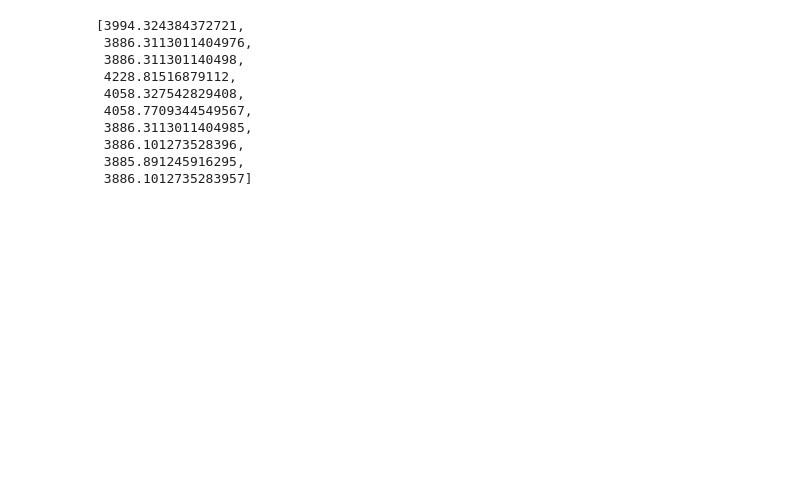
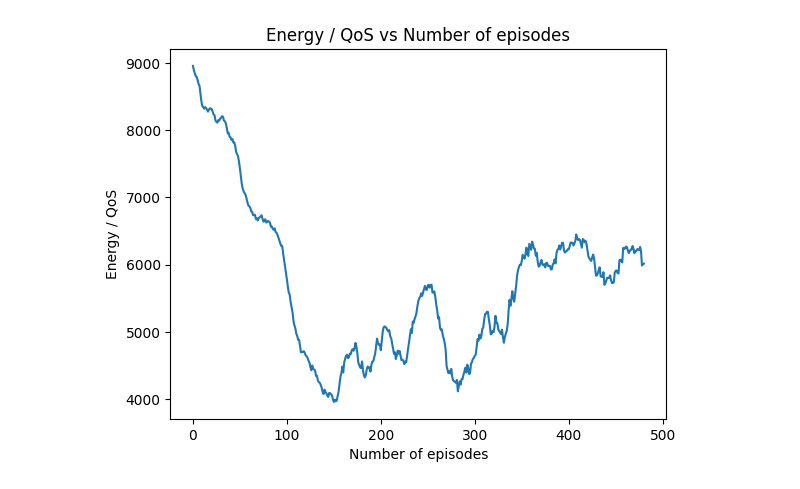
Before and after one commit to SimonR99/OptimisationNTN, a Jupyter notebook: analyse/test_sim.ipynb, the cells around one changed output. Cells and saved outputs as stored; diff of their text form; code cells hidden in the pictures; blank space fills up the shorter version.

```diff
--- a/analyse/test_sim.ipynb
+++ b/analyse/test_sim.ipynb
@@ -161,21 +157,20 @@ qos_satisfaction_bck = [bck for bck in qos_satisfaction]
 # %%
-energy_times_qos = [
-    energy_consumed_bck[i] / qos_satisfaction_bck[i]
-    for i in range(len(energy_consumed_bck))
-]
+energy_times_qos = [energy_scores[i] / qos_scores[i] for i in range(len(qos_scores))]
-# %%
-energy_times_qos
-# %% [output]
-[3994.324384372721,
- 3886.3113011404976,
- 3886.311301140498,
- 4228.81516879112,
- 4058.327542829408,
- 4058.7709344549567,
- 3886.3113011404985,
- 3886.101273528396,
- 3885.891245916295,
- 3886.1012735283957]
+# %%
+import matplotlib.pyplot as plt
+
+rooling_average = 20
+energy_times_qos_moved = (
+    np.convolve(energy_times_qos, np.ones(rooling_average), "valid") / rooling_average
+)
+
+plt.plot(range(0, len(energy_times_qos_moved)), energy_times_qos_moved)
+plt.xlabel("Number of episodes")
+plt.ylabel("Energy / QoS")
+plt.title("Energy / QoS vs Number of episodes")
+plt.show()
+# %% [output]
+[figure, added]
 # %%
 import matplotlib.pyplot as plt
 
```
Also changed, not shown: parts of 13 cells of this notebook, 11 other files.
